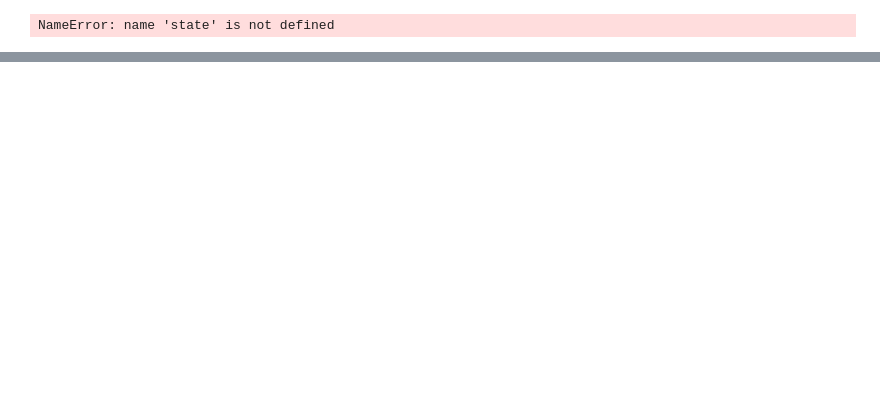
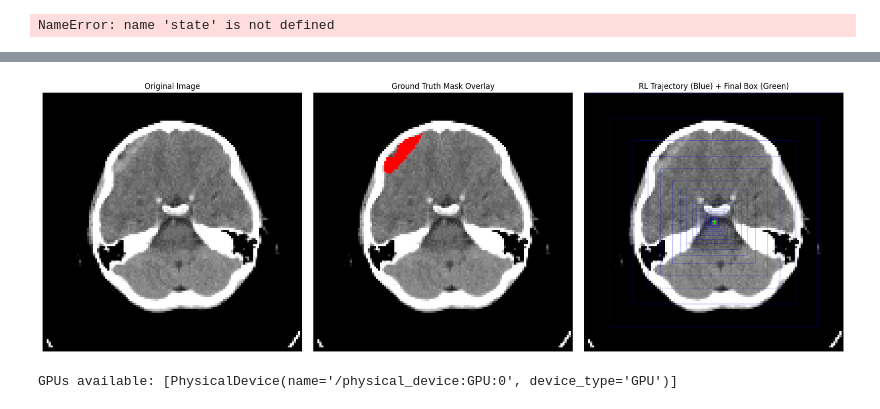
Before and after one commit to ey246/brain_hemorrhage, a Jupyter notebook: DQN.ipynb, the cells around one changed output, grey strips where cells are left out. Cells and saved outputs as stored; diff of their text form; code cells hidden in the pictures; blank space fills up the shorter version.

Commit message:
made few changes, with max steps, alpha, acc/loss

```diff
--- a/DQN.ipynb
+++ b/DQN.ipynb
@@ -69,8 +75,9 @@ def compute_q(feature, model):
     return model.predict(feature, verbose=0).flatten()
 
 def compute_mask(action, box):
-    delta_w = 0.1 * (box[2] - box[0])
-    delta_h = 0.1 * (box[3] - box[1])
+  # changing from 0.1 to 0.2(alpha)
+    delta_w = 0.2 * (box[2] - box[0])
+    delta_h = 0.2 * (box[3] - box[1])
     x1, y1, x2, y2 = box
 
     if action == 0:  # move right
@@ -219,7 +226,8 @@ def create_q_model():
         Dense(512, activation='relu'),
         Dense(NUM_ACTIONS)
     ])
-    model.compile(optimizer='adam', loss='mse')
+    #added accuracy
+    model.compile(optimizer='adam', loss='mse', metrics = ['accuracy'])
     return model
 
 class QAgent:
@@ -253,7 +261,10 @@ class QAgent:
                 q_values[a] = r + self.gamma * np.max(self.model.predict(s2, verbose=0)[0])
             x_batch.append(s[0])
             y_batch.append(q_values)
-        self.model.train_on_batch(np.array(x_batch), np.array(y_batch))
+        # capturing loss and storing it
+        results = self.model.train_on_batch(np.array(x_batch), np.array(y_batch))
+        print(results)
+        return results
 # %%
 def train_dqn(X_train, Y_train, vgg16_model, reward_fn, epochs=10, epsilon=1.0):
     feature_extractor = tf.keras.Model(inputs=vgg16_model.input, outputs=vgg16_model.layers[20].output)
@@ -289,7 +300,10 @@ def train_dqn(X_train, Y_train, vgg16_model, reward_fn, epochs=10, epsilon=1.0):
                 next_state = extract_feature(next_crop, history, feature_extractor)
 
                 agent.remember((state, action, reward, next_state, end))
-                agent.train()
+                #storing it and printing loss and accuracy
+                results = agent.train()
+                #loss, accuracy = results[0], results[1]
+                #print(f"  Loss: {loss:.4f}, Accuracy: {accuracy:.4f}")
 
                 state = next_state
                 current_box = next_box
@@ -527,5 +508,5 @@ X, Y = load_dataset('hemorrhage_CT/images', 'hemorrhage_CT/masks')
 X_train, X_temp, Y_train, Y_temp = train_test_split(X, Y, test_size=0.2, random_state=42)
 
 vgg16 = tf.keras.applications.VGG16(weights='imagenet', include_top=True)
-trained_model = train_dqn(X_train, Y_train, vgg16, epochs=10, epsilon=1.0)
+trained_model = train_dqn(X_train, Y_train, vgg16, reward_fn = reward_binary, epochs=10, epsilon=1.0)
 trained_model.save("dqn_hemorrhage_model.h5")
@@ -532,3 +552,12 @@ trained_model.save("dqn_hemorrhage_model.h5")
+# %%
+visualize_agent_prediction(trained_model, vgg16, path_to_images, path_to_masks)
+# %% [output]
+[figure, added]
+# %%
+import tensorflow as tf
+print("GPUs available:", tf.config.list_physical_devices('GPU'))
+# %% [output]
+GPUs available: [PhysicalDevice(name='/physical_device:GPU:0', device_type='GPU')]
 # %%
 def full_image_iou_score(image_dir, mask_dir, img_size=128):
     image_files = sorted(os.listdir(image_dir))
```
Also changed, not shown: parts of 11 cells of this notebook.
